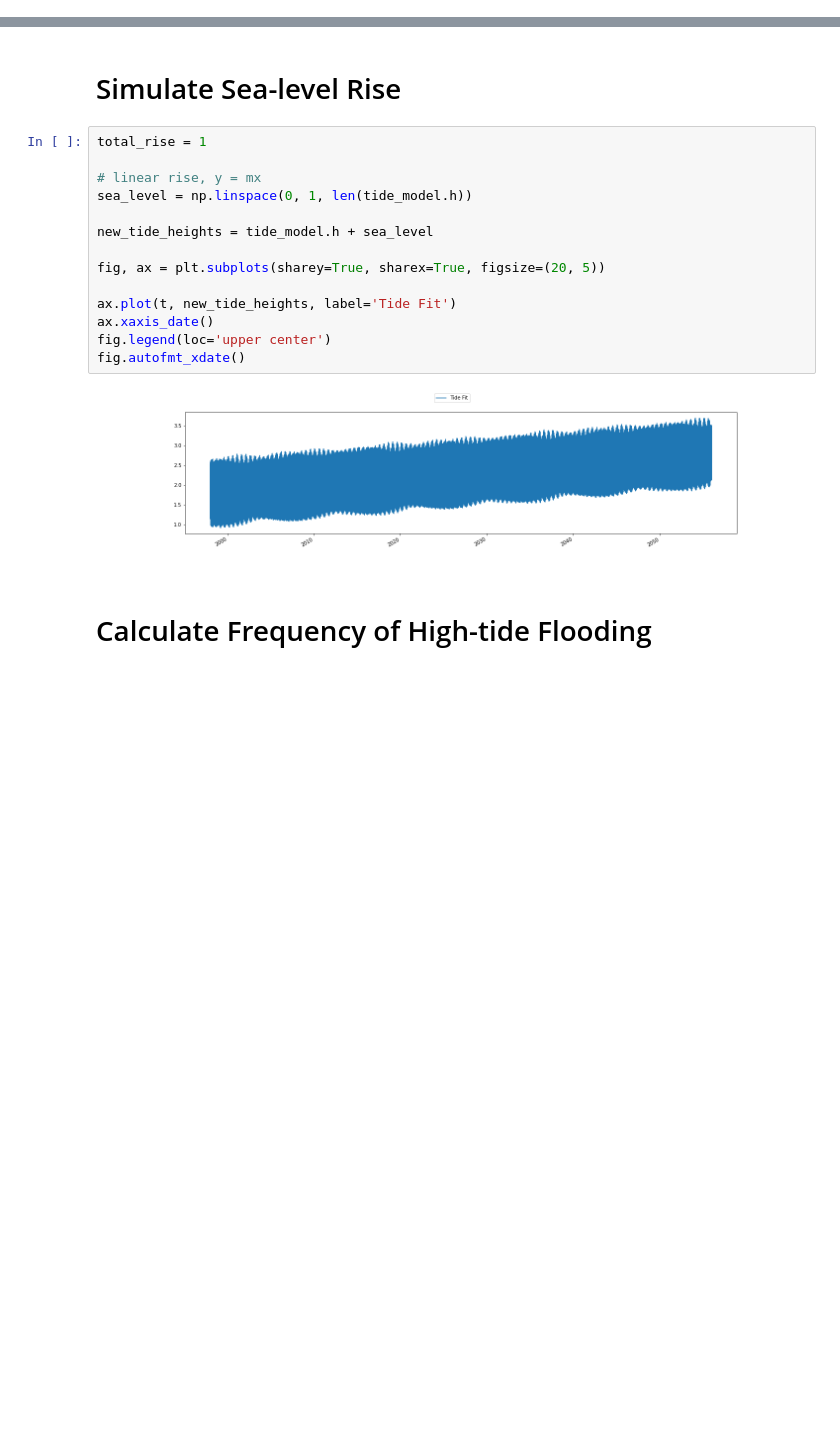
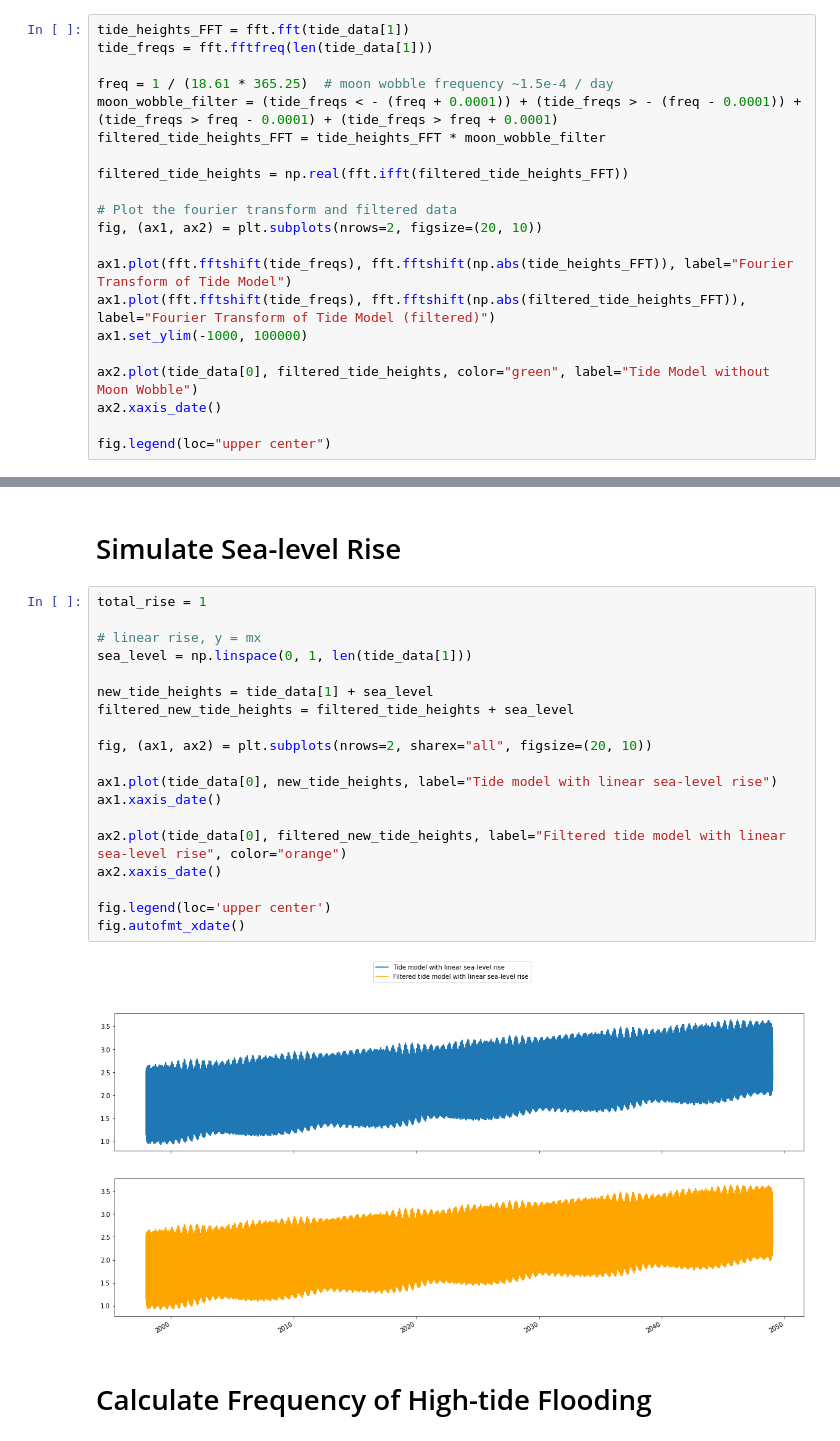
Before and after one commit to lachlandk/ph3080-moon-wobble-challenge, a Jupyter notebook: utide_test.ipynb, the cells around one changed output, grey strips where cells are left out. Drawn from its saved outputs; the diff is of its cells as text; blank space fills up the shorter version.

Commit message:
Added filtering moon wobble using fft

```diff
--- a/utide_test.ipynb
+++ b/utide_test.ipynb
@@ -75,0 +77,21 @@ prep/calcs ... done.
+# %%
+tide_heights_FFT = fft.fft(tide_data[1])
+tide_freqs = fft.fftfreq(len(tide_data[1]))
+
+freq = 1 / (18.61 * 365.25)  # moon wobble frequency ~1.5e-4 / day
+moon_wobble_filter = (tide_freqs < - (freq + 0.0001)) + (tide_freqs > - (freq - 0.0001)) + (tide_freqs > freq - 0.0001) + (tide_freqs > freq + 0.0001)
+filtered_tide_heights_FFT = tide_heights_FFT * moon_wobble_filter
+
+filtered_tide_heights = np.real(fft.ifft(filtered_tide_heights_FFT))
+
+# Plot the fourier transform and filtered data
+fig, (ax1, ax2) = plt.subplots(nrows=2, figsize=(20, 10))
+
+ax1.plot(fft.fftshift(tide_freqs), fft.fftshift(np.abs(tide_heights_FFT)), label="Fourier Transform of Tide Model")
+ax1.plot(fft.fftshift(tide_freqs), fft.fftshift(np.abs(filtered_tide_heights_FFT)), label="Fourier Transform of Tide Model (filtered)")
+ax1.set_ylim(-1000, 100000)
+
+ax2.plot(tide_data[0], filtered_tide_heights, color="green", label="Tide Model without Moon Wobble")
+ax2.xaxis_date()
+
+fig.legend(loc="upper center")
@@ -78,19 +103,24 @@ prep/calcs ... done.
 # %%
 total_rise = 1
 
 # linear rise, y = mx
-sea_level = np.linspace(0, 1, len(tide_model.h))
+sea_level = np.linspace(0, 1, len(tide_data[1]))
 
-new_tide_heights = tide_model.h + sea_level
+new_tide_heights = tide_data[1] + sea_level
+filtered_new_tide_heights = filtered_tide_heights + sea_level
 
-fig, ax = plt.subplots(sharey=True, sharex=True, figsize=(20, 5))
+fig, (ax1, ax2) = plt.subplots(nrows=2, sharex="all", figsize=(20, 10))
 
-ax.plot(t, new_tide_heights, label='Tide Fit')
-ax.xaxis_date()
+ax1.plot(tide_data[0], new_tide_heights, label="Tide model with linear sea-level rise")
+ax1.xaxis_date()
+
+ax2.plot(tide_data[0], filtered_new_tide_heights, label="Filtered tide model with linear sea-level rise", color="orange")
+ax2.xaxis_date()
+
 fig.legend(loc='upper center')
 fig.autofmt_xdate()
 # %% [output]
-[figure, old version]
+[figure, new version]
 # %% [markdown]
 # Calculate Frequency of High-tide Flooding
 # %%
```
Also changed, not shown: parts of 6 cells of this notebook.
